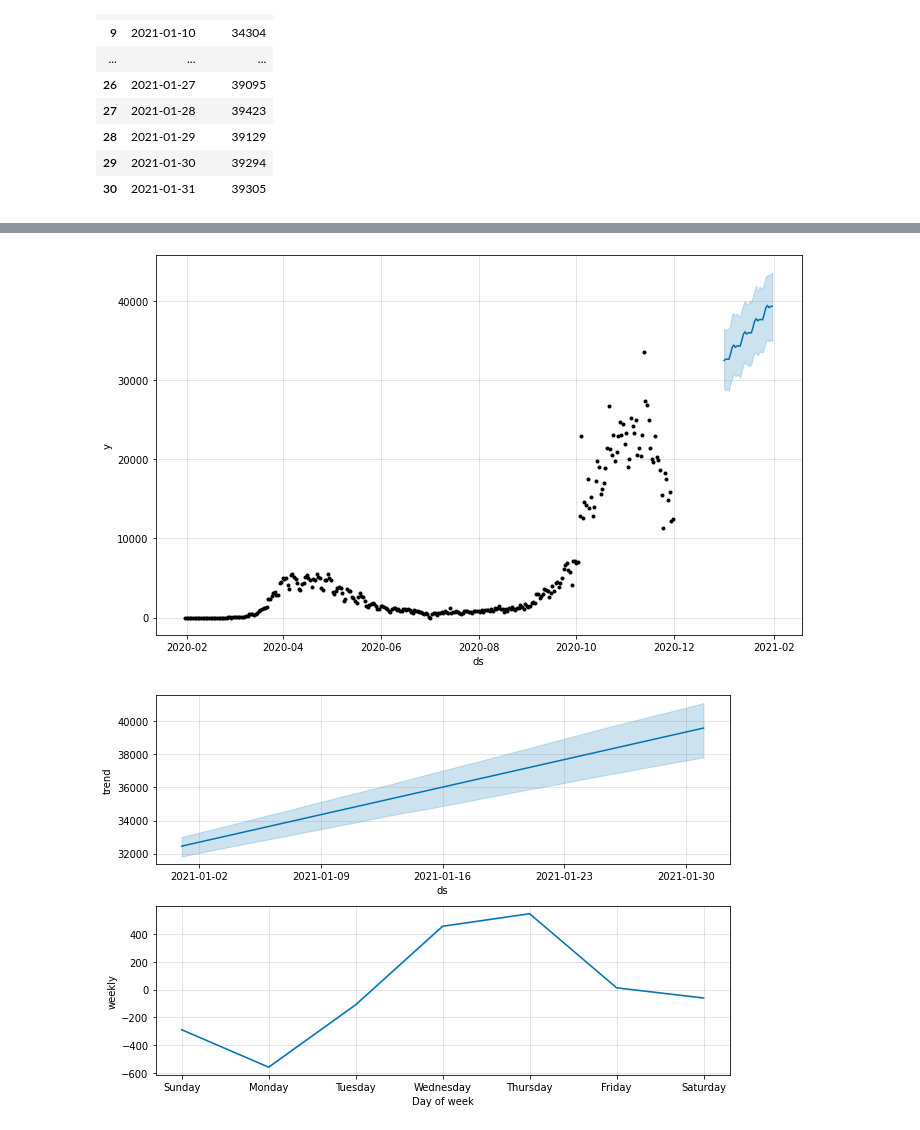
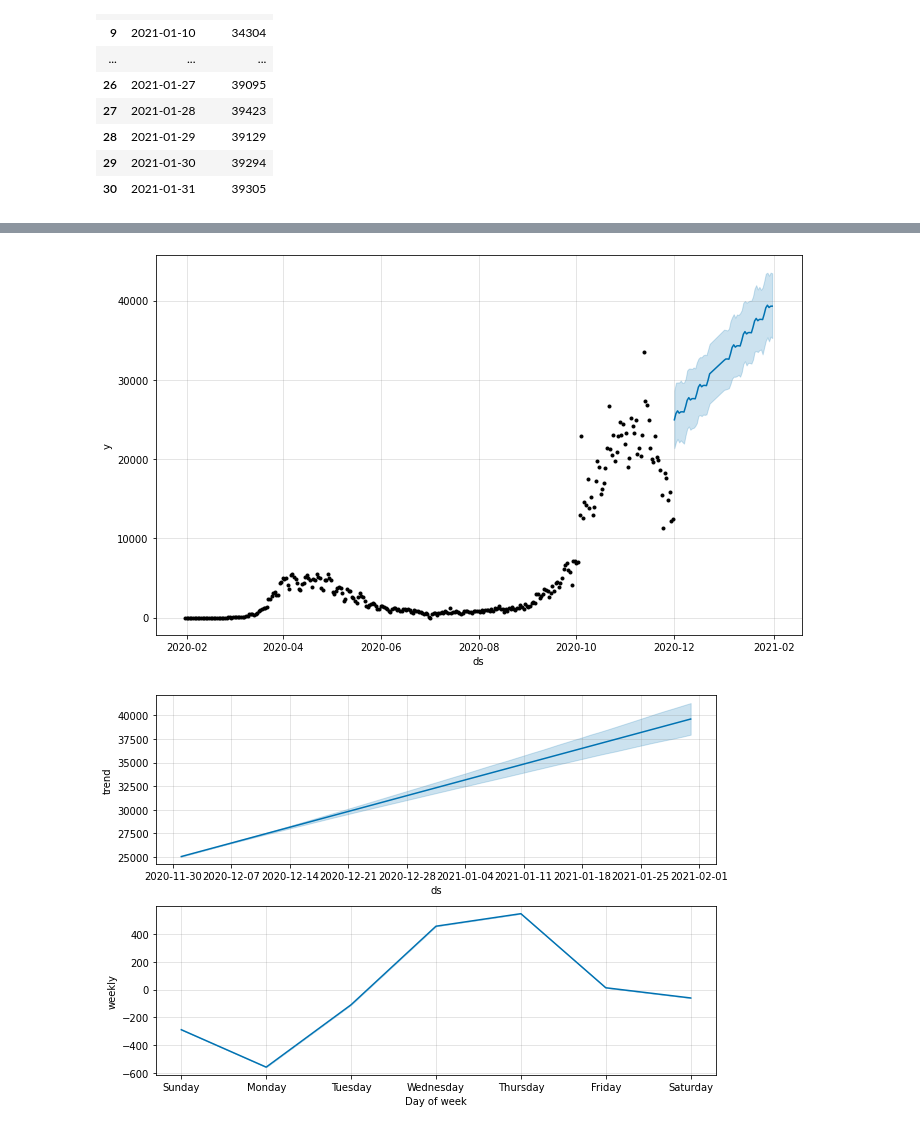
Before and after one commit to TracyRenee61/COV19, a Jupyter notebook: COV19_UK_new_cases.ipynb, the cells around one changed output, grey strips where cells are left out. Saved outputs shown, nothing was run; the diff lists cells and outputs as text; code cells hidden in the pictures.

```diff
--- a/COV19_UK_new_cases.ipynb
+++ b/COV19_UK_new_cases.ipynb
@@ -314,3 +314,6 @@ new_cases
 | 28 | 2021-01-29 | 39129 |
 | 29 | 2021-01-30 | 39294 |
 | 30 | 2021-01-31 | 39305 |
+# %%
+df_out = forecast.append(prediction)
+df_out
@@ -317,11 +338,11 @@ new_cases
 # %%
-fig1 = model.plot(prediction)
+fig1 = model.plot(df_out)
 # %% [output]
-[figure, old version]
+[figure, new version]
 # %%
-fig2 = model.plot_components(prediction)
+fig2 = model.plot_components(df_out)
 # %% [output]
-[figure, old version]
+[figure, new version]
 # %%
 from fbprophet.plot import plot_plotly, plot_components_plotly
 
```
Also changed, not shown: parts of 5 cells of this notebook.
